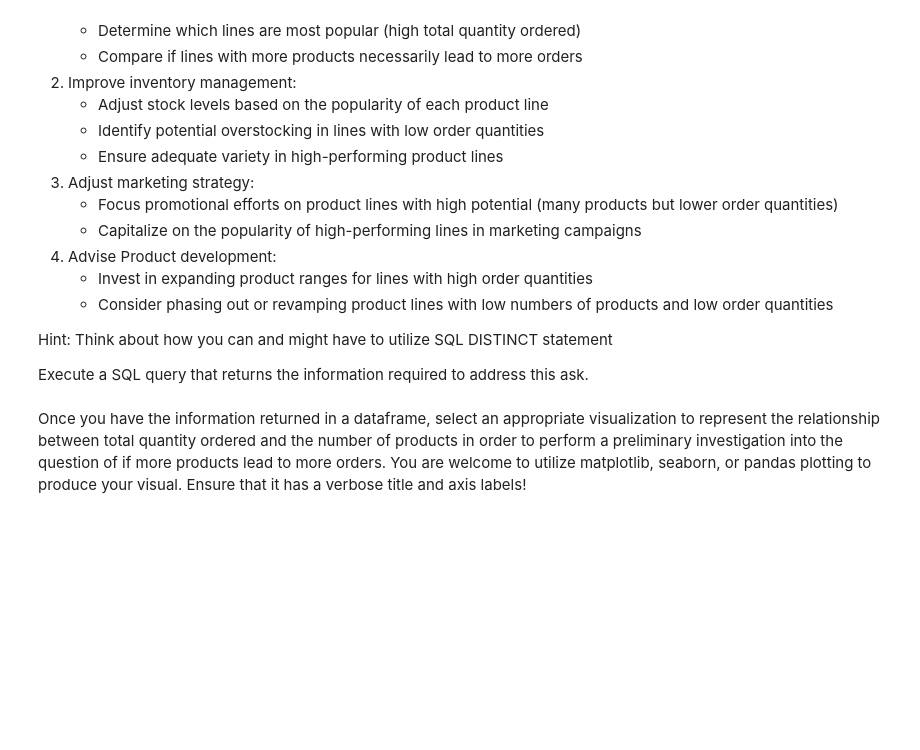
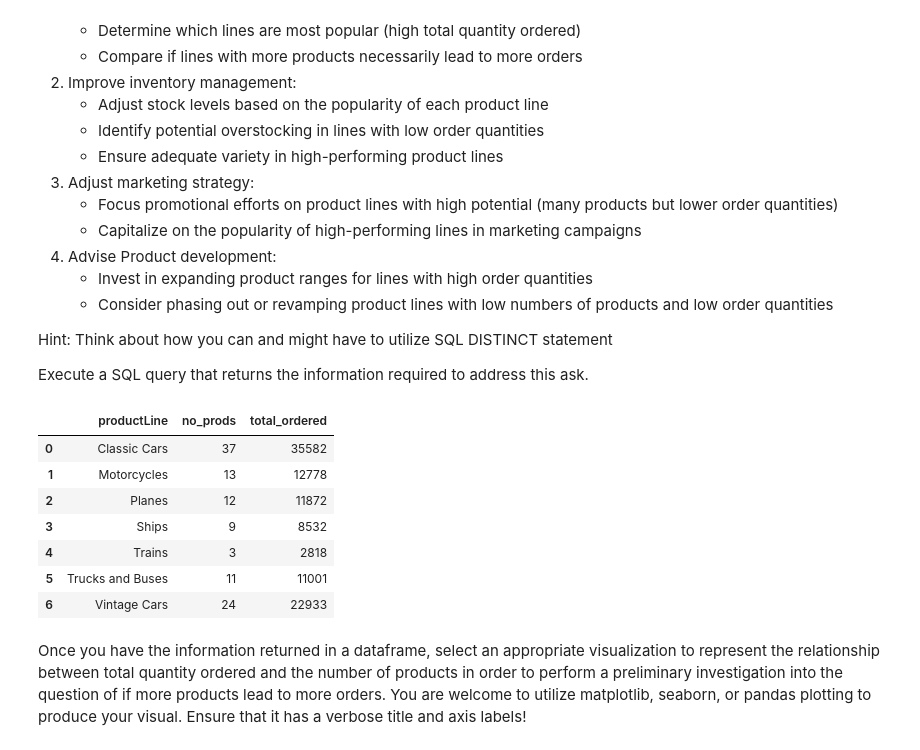
Before and after one commit to j-alba-data/dsc-sql-summative-lab, a Jupyter notebook: SQLSummativeLab.ipynb, the cells around one changed output. Saved outputs shown, nothing was run; the diff lists cells and outputs as text; code cells hidden in the pictures; blank space fills up the shorter version.

```diff
--- a/SQLSummativeLab.ipynb
+++ b/SQLSummativeLab.ipynb
@@ -255,3 +253,22 @@ None
+# %%
+# Replace None with your code
+query6 = """
+select p.productLine, count(distinct(p.productCode)) as no_prods, sum(od.quantityOrdered) as total_ordered
+from products p
+join orderdetails od using(productCode)
+group by p.productLine;
+"""
+best_sellers = pd.read_sql(query6, conn)
+best_sellers
+# %% [output]
+|  | productLine | no_prods | total_ordered |
+| 0 | Classic Cars | 37 | 35582 |
+| 1 | Motorcycles | 13 | 12778 |
+| 2 | Planes | 12 | 11872 |
+| 3 | Ships | 9 | 8532 |
+| 4 | Trains | 3 | 2818 |
+| 5 | Trucks and Buses | 11 | 11001 |
+| 6 | Vintage Cars | 24 | 22933 |
 # %% [markdown]
 Once you have the information returned in a dataframe, select an appropriate visualization to represent the relationship between total quantity ordered and the number of products in order to perform a preliminary investigation into the question of if more products lead to more orders. You are welcome to utilize matplotlib, seaborn, or pandas plotting to produce your visual. Ensure that it has a verbose title and axis labels!
 # %%
```
Also changed, not shown: parts of 8 cells of this notebook.
